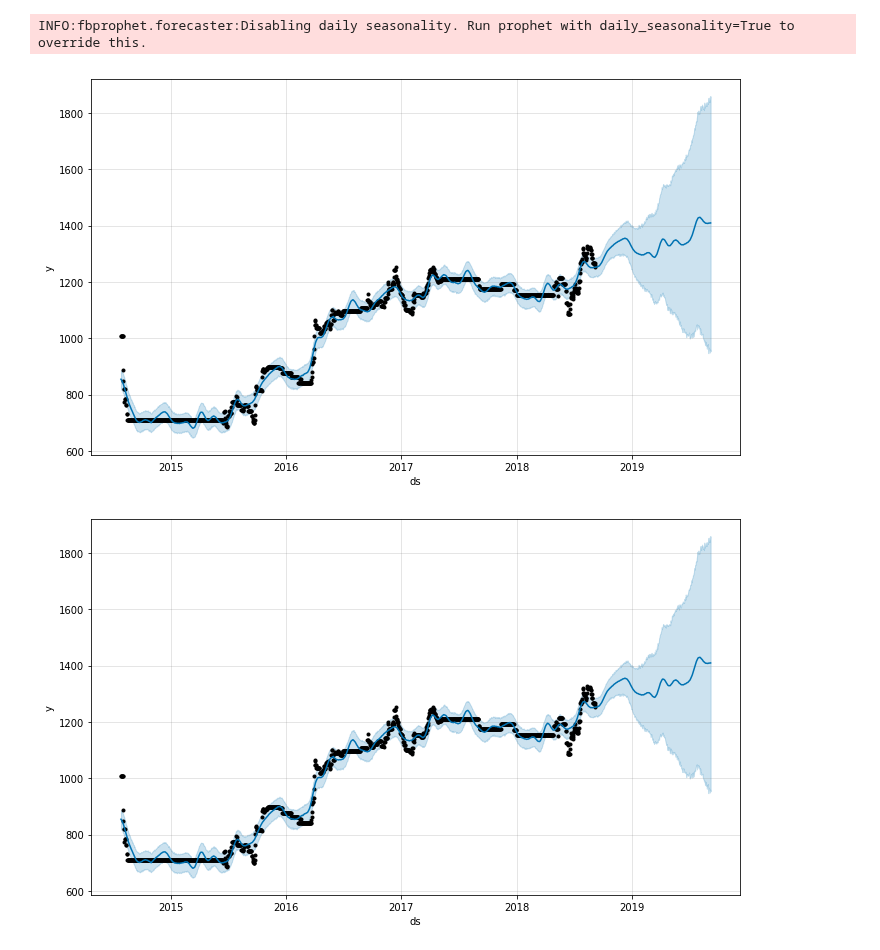
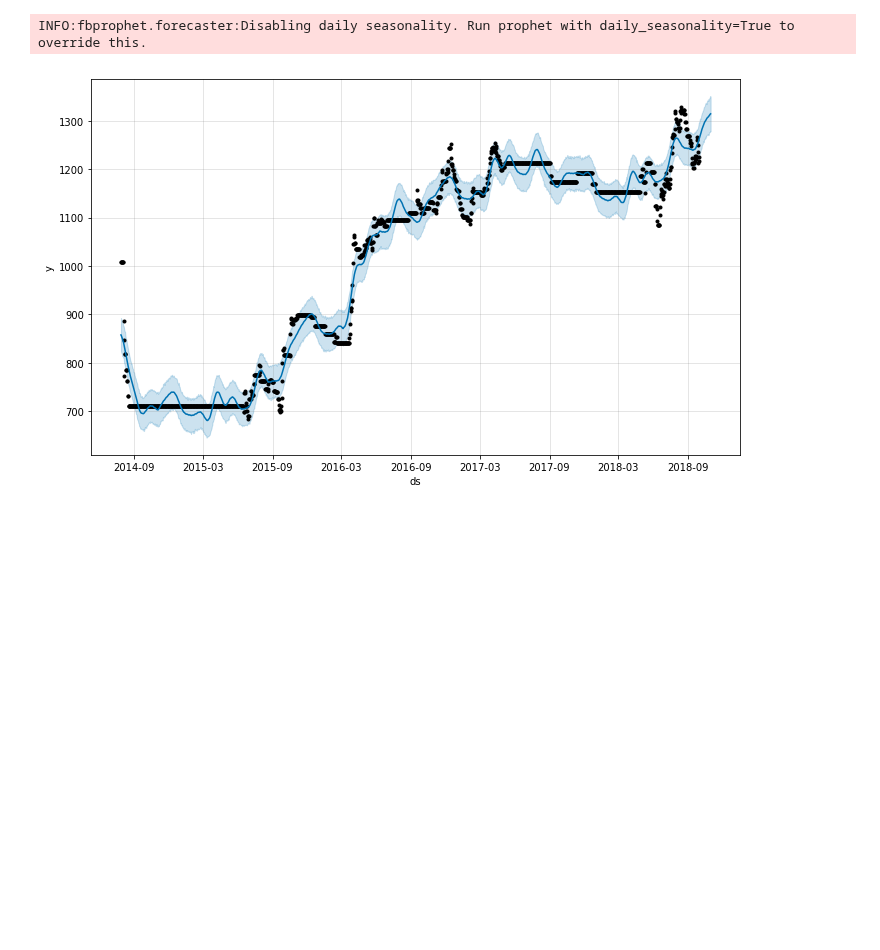
Before and after one commit to Bmcgarry194/ChessStyle, a Jupyter notebook: src/prophet.ipynb, the cells around one changed output. Saved outputs shown, nothing was run; the diff lists cells and outputs as text; code cells hidden in the pictures; blank space fills up the shorter version.

```diff
--- a/src/prophet.ipynb
+++ b/src/prophet.ipynb
@@ -16,28 +45,27 @@ df = df[(df['rules'] == 'chess') & (df['time_class'] == 'blitz')]
 df['end_time'] = pd.to_datetime(df['end_time'])
 
 #resample the data by day and take the mean rating. Forward fill NA values.
-ts_hourly_df = df.resample('D', on='end_time').mean().fillna(method='ffill')[['player_rating']]
+ts_daily_df = df.resample('D', on='end_time').mean().fillna(method='ffill')[['player_rating']]
 
-#create new data frame which contains only the timesteps and ratings, named 'ds' and 'y' respectively.
-ts = pd.DataFrame({'ds':ts_hourly_df.index, 'y': ts_hourly_df.values.flatten()})
+#create new data frame which contains only the timesteps and ratings, named 'ds' and 'y' respectively. Prophet
+ts = pd.DataFrame({'ds':ts_daily_df.index, 'y': ts_daily_df.values.flatten()})
 # %%
 #instanciate prophet object
 model = Prophet()
 
 #fit model to created dataframe
 model.fit(ts)
 
 #create dataframe containing future timesteps a year into the future
-future = model.make_future_dataframe(periods=365, freq='D')
+future = model.make_future_dataframe(periods=30)
 
 #make predictions on the future timesteps
 forecast = model.predict(future)
 
 #plot the forecast
-model.plot(forecast)
+a = model.plot(forecast)
 # %% [output]
 INFO:fbprophet.forecaster:Disabling daily seasonality. Run prophet with daily_seasonality=True to override this.
-[figure, old version]
+[figure, new version]
-[figure, removed]
 # %%
 #plot the different components of the forecast (trend, yearly, weekly)
```
Also changed, not shown: parts of 7 cells of this notebook, 6 other files.
